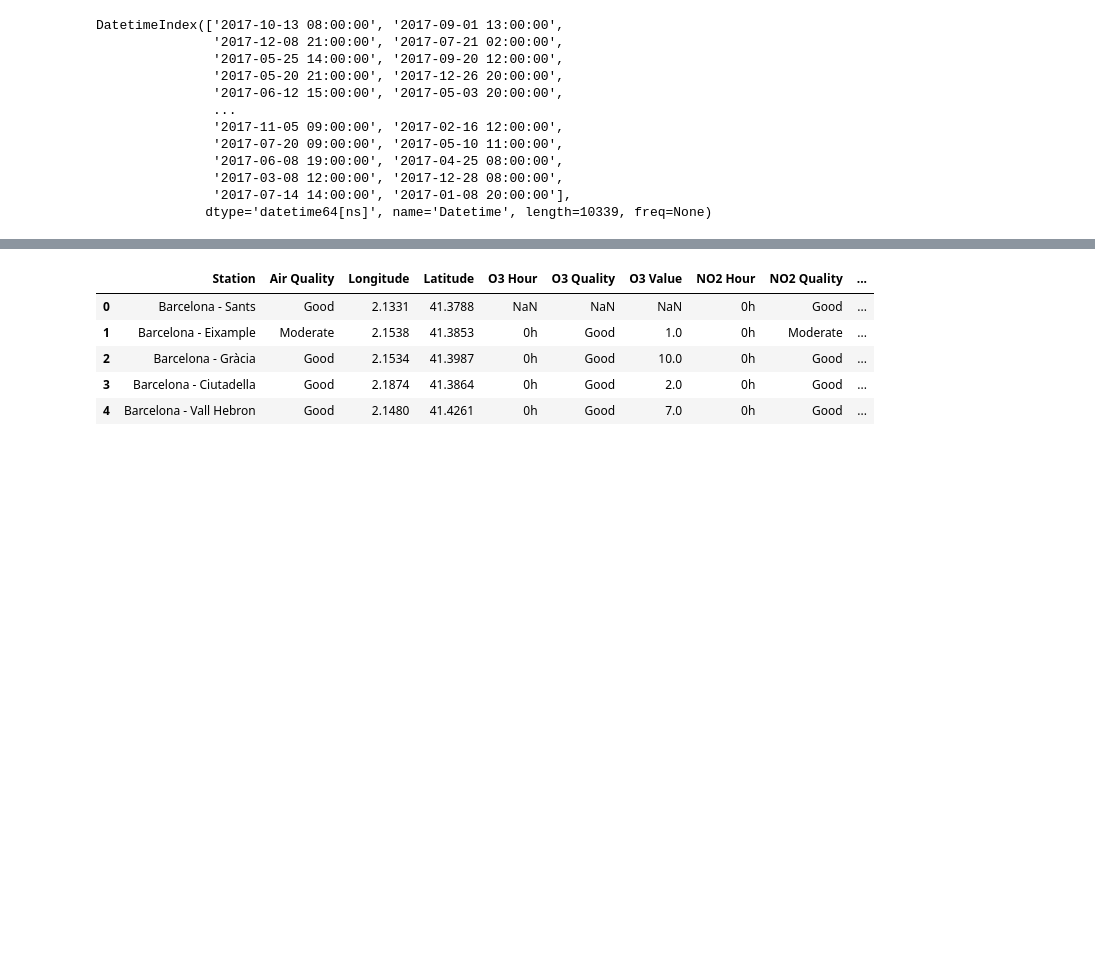
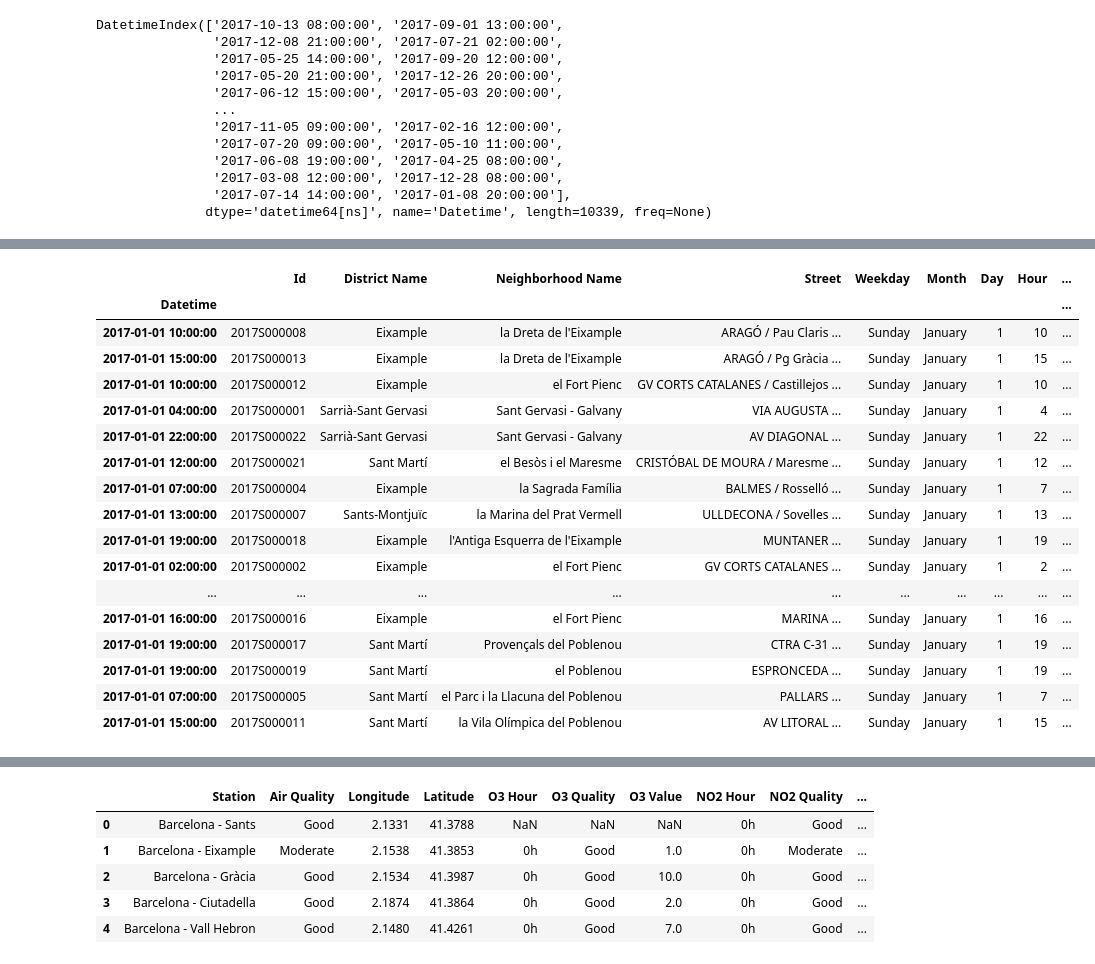
Before and after one commit to catherinelee274/Barcelona-Prediction, a Jupyter notebook: barcelona_eda.ipynb, the cells around one changed output, grey strips where cells are left out. Saved outputs shown, nothing was run; the diff lists cells and outputs as text; code cells hidden in the pictures; blank space fills up the shorter version.

```diff
--- a/barcelona_eda.ipynb
+++ b/barcelona_eda.ipynb
@@ -187,0 +206,21 @@ plt.xlabel('Datetime', fontsize=20);
+# %%
+acc.loc['2017-1-1 01:00:00':'2017-1-2 01:00:00']
+# %% [output]
+|  | Id | District Name | Neighborhood Name | Street | Weekday | Month | Day | Hour | ... |
+| Datetime |  |  |  |  |  |  |  |  | ... |
+| 2017-01-01 10:00:00 | 2017S000008 | Eixample | la Dreta de l'Eixample | ARAGÓ / Pau Claris ... | Sunday | January | 1 | 10 | ... |
+| 2017-01-01 15:00:00 | 2017S000013 | Eixample | la Dreta de l'Eixample | ARAGÓ / Pg Gràcia ... | Sunday | January | 1 | 15 | ... |
+| 2017-01-01 10:00:00 | 2017S000012 | Eixample | el Fort Pienc | GV CORTS CATALANES / Castillejos ... | Sunday | January | 1 | 10 | ... |
+| 2017-01-01 04:00:00 | 2017S000001 | Sarrià-Sant Gervasi | Sant Gervasi - Galvany | VIA AUGUSTA ... | Sunday | January | 1 | 4 | ... |
+| 2017-01-01 22:00:00 | 2017S000022 | Sarrià-Sant Gervasi | Sant Gervasi - Galvany | AV DIAGONAL ... | Sunday | January | 1 | 22 | ... |
+| 2017-01-01 12:00:00 | 2017S000021 | Sant Martí | el Besòs i el Maresme | CRISTÓBAL DE MOURA / Maresme ... | Sunday | January | 1 | 12 | ... |
+| 2017-01-01 07:00:00 | 2017S000004 | Eixample | la Sagrada Família | BALMES / Rosselló ... | Sunday | January | 1 | 7 | ... |
+| 2017-01-01 13:00:00 | 2017S000007 | Sants-Montjuïc | la Marina del Prat Vermell | ULLDECONA / Sovelles ... | Sunday | January | 1 | 13 | ... |
+| 2017-01-01 19:00:00 | 2017S000018 | Eixample | l'Antiga Esquerra de l'Eixample | MUNTANER ... | Sunday | January | 1 | 19 | ... |
+| 2017-01-01 02:00:00 | 2017S000002 | Eixample | el Fort Pienc | GV CORTS CATALANES ... | Sunday | January | 1 | 2 | ... |
+| ... | ... | ... | ... | ... | ... | ... | ... | ... | ... |
+| 2017-01-01 16:00:00 | 2017S000016 | Eixample | el Fort Pienc | MARINA ... | Sunday | January | 1 | 16 | ... |
+| 2017-01-01 19:00:00 | 2017S000017 | Sant Martí | Provençals del Poblenou | CTRA C-31 ... | Sunday | January | 1 | 19 | ... |
+| 2017-01-01 19:00:00 | 2017S000019 | Sant Martí | el Poblenou | ESPRONCEDA ... | Sunday | January | 1 | 19 | ... |
+| 2017-01-01 07:00:00 | 2017S000005 | Sant Martí | el Parc i la Llacuna del Poblenou | PALLARS ... | Sunday | January | 1 | 7 | ... |
+| 2017-01-01 15:00:00 | 2017S000011 | Sant Martí | la Vila Olímpica del Poblenou | AV LITORAL ... | Sunday | January | 1 | 15 | ... |
```
Also changed, not shown: parts of 44 cells of this notebook, 3 other files.
